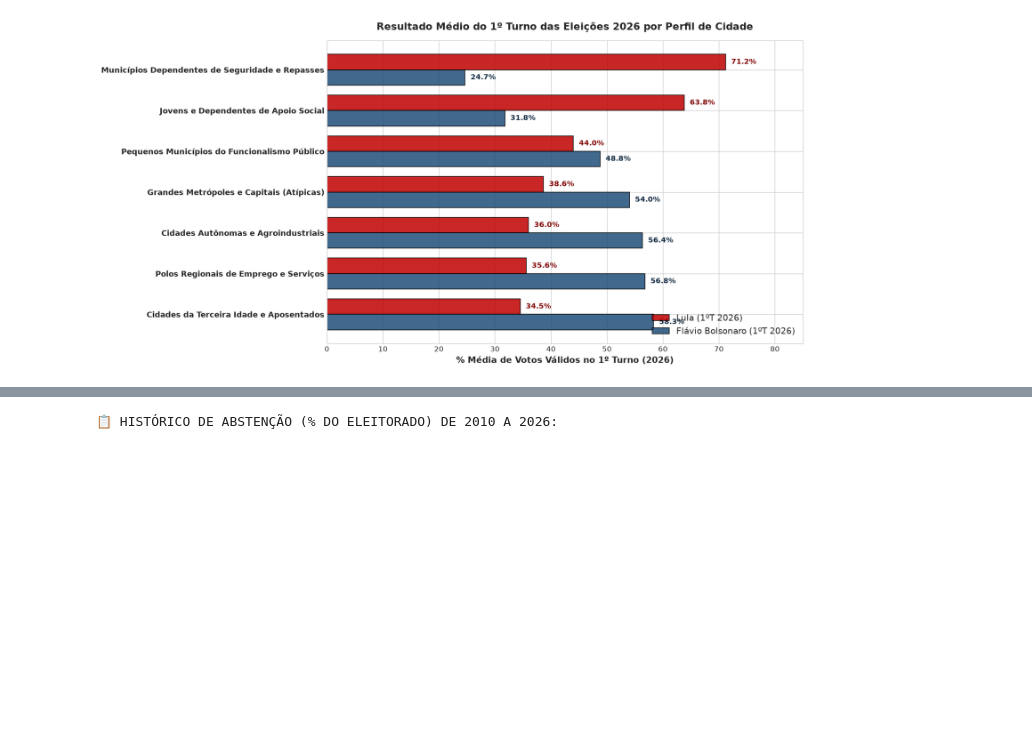
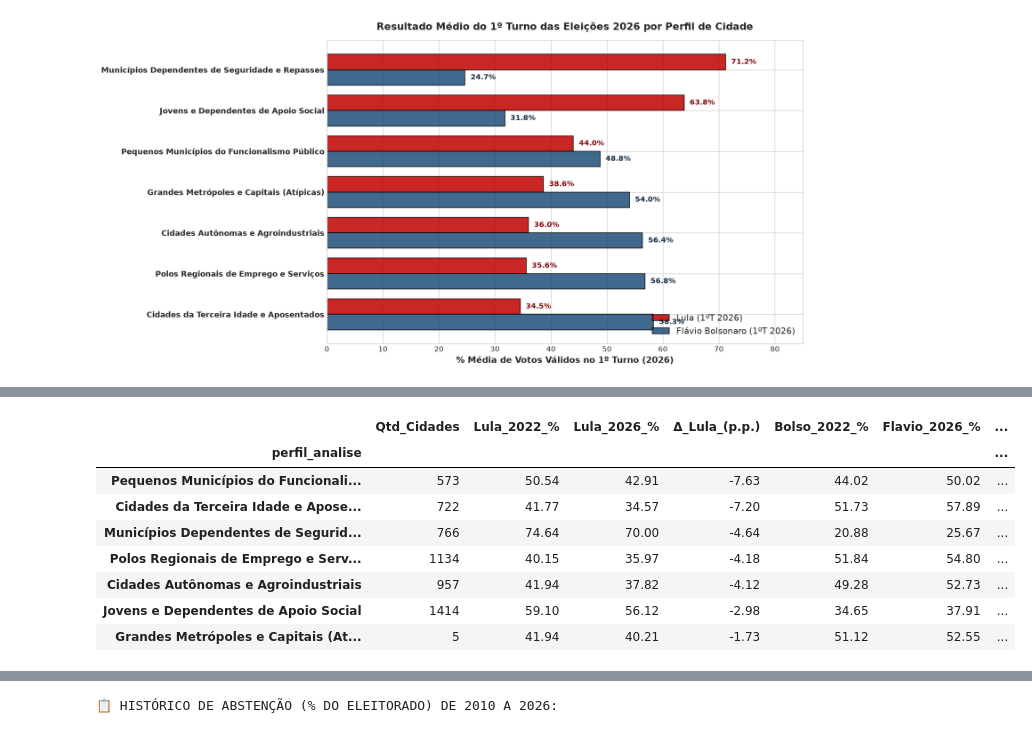
Before and after one commit to hianaracamilla/trad_x_municipio, a Jupyter notebook: analise_eleitoral_perfis_municipios.ipynb, the cells around one changed output, grey strips where cells are left out. Drawn from its saved outputs; the diff is of its cells as text; code cells hidden in the pictures; blank space fills up the shorter version.

```diff
--- a/analise_eleitoral_perfis_municipios.ipynb
+++ b/analise_eleitoral_perfis_municipios.ipynb
@@ -243,0 +256,73 @@ plt.show()
+# %%
+# 1. Nível Municipal: Cálculos de Migração e Mudança de Voto
+df_eleitoral['delta_lula'] = (df_eleitoral['pct_lula_2026_1t'] - df_eleitoral['pct_lula_1t']).round(2)
+df_eleitoral['delta_bolso_flavio'] = (df_eleitoral['pct_flavio_2026_1t'] - df_eleitoral['pct_bolsonaro_1t']).round(2)
+df_eleitoral['pct_outros_2022'] = (100 - (df_eleitoral['pct_lula_1t'] + df_eleitoral['pct_bolsonaro_1t'])).round(2)
+df_eleitoral['pct_outros_2026'] = (100 - (df_eleitoral['pct_lula_2026_1t'] + df_eleitoral['pct_flavio_2026_1t'])).round(2)
+df_eleitoral['delta_outros'] = (df_eleitoral['pct_outros_2026'] - df_eleitoral['pct_outros_2022']).round(2)
+
+# Taxa de Mudança de Voto a nível municipal
+df_eleitoral['pct_mudanca_voto_mun'] = (0.5 * (
+    df_eleitoral['delta_lula'].abs() +
+    df_eleitoral['delta_bolso_flavio'].abs() +
+    df_eleitoral['delta_outros'].abs()
+)).round(2)
+df_eleitoral['swing_flavio_vs_lula'] = (df_eleitoral['delta_bolso_flavio'] - df_eleitoral['delta_lula']).round(2)
+
+# Vencedores do 1º Turno (2022 vs 2026)
+venc_22_1t = np.where(df_eleitoral['pct_lula_1t'] > df_eleitoral['pct_bolsonaro_1t'], 'LULA',
+                      np.where(df_eleitoral['pct_bolsonaro_1t'] > df_eleitoral['pct_lula_1t'], 'BOLSONARO', 'EMPATE'))
+venc_26_1t = df_eleitoral['vencedor_2026_1t'].replace({'FLAVIO BOLSONARO': 'BOLSONARO'})
+df_eleitoral['vencedor_2022_1t'] = venc_22_1t
+df_eleitoral['virada_lula_para_flavio'] = (venc_22_1t == 'LULA') & (venc_26_1t == 'BOLSONARO')
+
+# 2. Agregação Ponderada por Perfil Socioeconômico (Total de Votos Reais)
+resumo_migracao_perfil = df_eleitoral.groupby('perfil_analise').agg({
+    'cod_ibge7': 'count',
+    'votos_validos_1t': 'sum',
+    'votos_lula_1t': 'sum',
+    'votos_bolsonaro_1t': 'sum',
+    'votos_validos_2026_1t': 'sum',
+    'votos_lula_2026_1t': 'sum',
+    'votos_flavio_2026_1t': 'sum',
+    'virada_lula_para_flavio': 'sum'
+}).copy()
+
+resumo_migracao_perfil['pct_lula_2022_pond'] = (resumo_migracao_perfil['votos_lula_1t'] / resumo_migracao_perfil['votos_validos_1t'] * 100).round(2)
+resumo_migracao_perfil['pct_bolso_2022_pond'] = (resumo_migracao_perfil['votos_bolsonaro_1t'] / resumo_migracao_perfil['votos_validos_1t'] * 100).round(2)
+resumo_migracao_perfil['pct_lula_2026_pond'] = (resumo_migracao_perfil['votos_lula_2026_1t'] / resumo_migracao_perfil['votos_validos_2026_1t'] * 100).round(2)
+resumo_migracao_perfil['pct_flavio_2026_pond'] = (resumo_migracao_perfil['votos_flavio_2026_1t'] / resumo_migracao_perfil['votos_validos_2026_1t'] * 100).round(2)
+
+resumo_migracao_perfil['delta_lula_pp'] = (resumo_migracao_perfil['pct_lula_2026_pond'] - resumo_migracao_perfil['pct_lula_2022_pond']).round(2)
+resumo_migracao_perfil['delta_flavio_bolso_pp'] = (resumo_migracao_perfil['pct_flavio_2026_pond'] - resumo_migracao_perfil['pct_bolso_2022_pond']).round(2)
+
+resumo_migracao_perfil['pct_outros_2022_pond'] = (100 - resumo_migracao_perfil['pct_lula_2022_pond'] - resumo_migracao_perfil['pct_bolso_2022_pond']).round(2)
+resumo_migracao_perfil['pct_outros_2026_pond'] = (100 - resumo_migracao_perfil['pct_lula_2026_pond'] - resumo_migracao_perfil['pct_flavio_2026_pond']).round(2)
+resumo_migracao_perfil['delta_outros_pp'] = (resumo_migracao_perfil['pct_outros_2026_pond'] - resumo_migracao_perfil['pct_outros_2022_pond']).round(2)
+
+# % Real do Eleitorado que Mudou de Voto
+resumo_migracao_perfil['pct_eleitor_mudou_voto'] = (0.5 * (
+    resumo_migracao_perfil['delta_lula_pp'].abs() +
+    resumo_migracao_perfil['delta_flavio_bolso_pp'].abs() +
+    resumo_migracao_perfil['delta_outros_pp'].abs()
+)).round(2)
+
+resumo_migracao_perfil['swing_flavio_vs_lula'] = (
+    resumo_migracao_perfil['delta_flavio_bolso_pp'] - resumo_migracao_perfil['delta_lula_pp']
+).round(2)
+
+resumo_migracao_perfil = resumo_migracao_perfil.sort_values(by='pct_eleitor_mudou_voto', ascending=False)
+
+print("📊 TAXA DE MUDANÇA DE VOTO E SWING ELEITORAL POR PERFIL SOCIOECONÔMICO (1ºT 2022 vs 1ºT 2026):")
+tabela_migracao_show = resumo_migracao_perfil[[
+    'cod_ibge7', 'pct_lula_2022_pond', 'pct_lula_2026_pond', 'delta_lula_pp',
+    'pct_bolso_2022_pond', 'pct_flavio_2026_pond', 'delta_flavio_bolso_pp',
+    'swing_flavio_vs_lula', 'pct_eleitor_mudou_voto', 'virada_lula_para_flavio'
+]].copy()
+tabela_migracao_show.columns = [
+    'Qtd_Cidades', 'Lula_2022_%', 'Lula_2026_%', 'Δ_Lula_(p.p.)',
+    'Bolso_2022_%', 'Flavio_2026_%', 'Δ_Flavio_(p.p.)',
+    'Swing_Flavio_vs_Lula_(p.p.)', '%_Eleitor_Mudou_Voto', 'Cidades_Viraram_p/_Flavio'
+]
+display(tabela_migracao_show)
+# %% [output]
@@ -243,0 +330,9 @@ plt.show()
+|  | Qtd_Cidades | Lula_2022_% | Lula_2026_% | Δ_Lula_(p.p.) | Bolso_2022_% | Flavio_2026_% | ... |
+| perfil_analise |  |  |  |  |  |  | ... |
+| Pequenos Municípios do Funcionali... | 573 | 50.54 | 42.91 | -7.63 | 44.02 | 50.02 | ... |
+| Cidades da Terceira Idade e Apose... | 722 | 41.77 | 34.57 | -7.20 | 51.73 | 57.89 | ... |
+| Municípios Dependentes de Segurid... | 766 | 74.64 | 70.00 | -4.64 | 20.88 | 25.67 | ... |
+| Polos Regionais de Emprego e Serv... | 1134 | 40.15 | 35.97 | -4.18 | 51.84 | 54.80 | ... |
+| Cidades Autônomas e Agroindustriais | 957 | 41.94 | 37.82 | -4.12 | 49.28 | 52.73 | ... |
+| Jovens e Dependentes de Apoio Social | 1414 | 59.10 | 56.12 | -2.98 | 34.65 | 37.91 | ... |
+| Grandes Metrópoles e Capitais (At... | 5 | 41.94 | 40.21 | -1.73 | 51.12 | 52.55 | ... |
```
Also changed, not shown: parts of 11 cells of this notebook, 1 other file.
